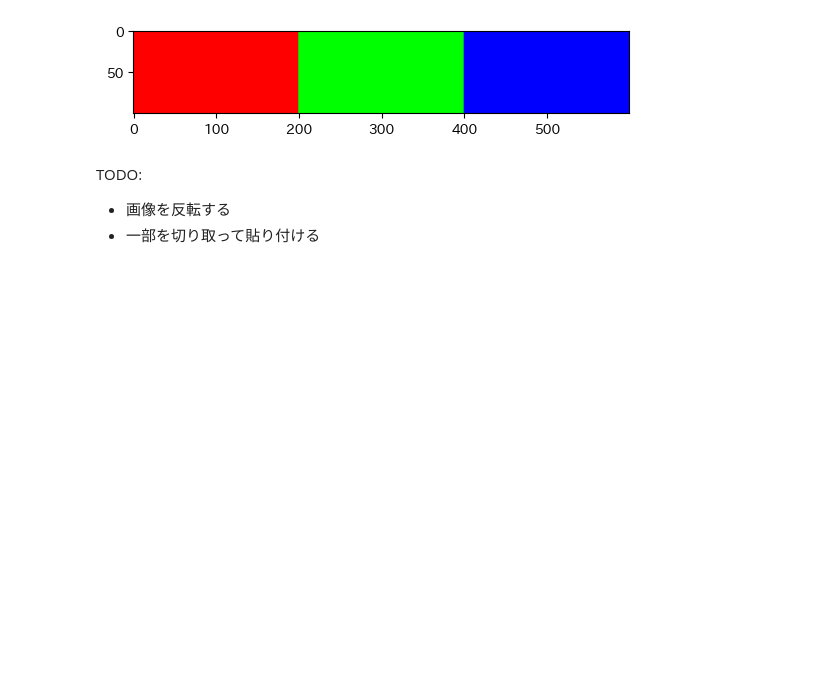
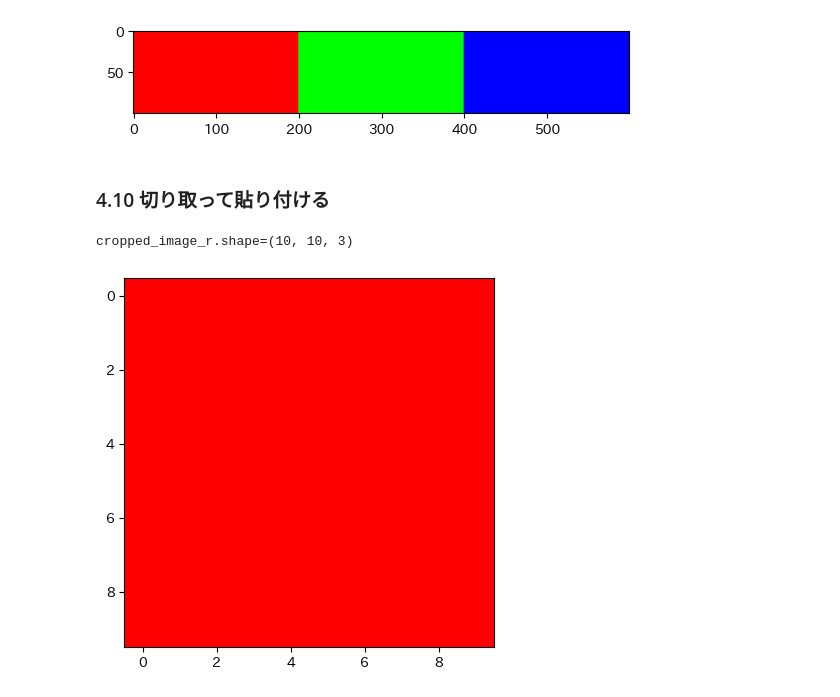
Before and after one commit to Takayoshi-Matsuyama/image_processing, a Jupyter notebook: hello_world_OpenCV.ipynb, the cells around one changed output. Saved outputs shown, nothing was run; the diff lists cells and outputs as text; code cells hidden in the pictures; blank space fills up the shorter version.

```diff
--- a/hello_world_OpenCV.ipynb
+++ b/hello_world_OpenCV.ipynb
@@ -247,7 +243,18 @@ plt.imshow(cv.cvtColor(flipped_image_axis1, cv.COLOR_BGR2RGB))
 plt.show()
 # %% [output]
 [figure]
-# %% [markdown]
-TODO:
-* 画像を反転する
-* 一部を切り取って貼り付ける
+# %% [markdown]
+### 4.10 切り取って貼り付ける
+# %%
+import numpy as np
+import cv2 as cv
+import matplotlib.pyplot as plt
+
+# インデックス10ピクセル目から19ピクセル目までを切り取る (終点は含まない)
+cropped_image_r = flipped_image_axis1[10:20, 10:20, :]
+print(f"{cropped_image_r.shape=}")
+plt.imshow(cv.cvtColor(cropped_image_r, cv.COLOR_BGR2RGB))
+plt.show()
+# %% [output]
+cropped_image_r.shape=(10, 10, 3)
+[figure, added]
```
Also changed, not shown: parts of 5 cells of this notebook.
